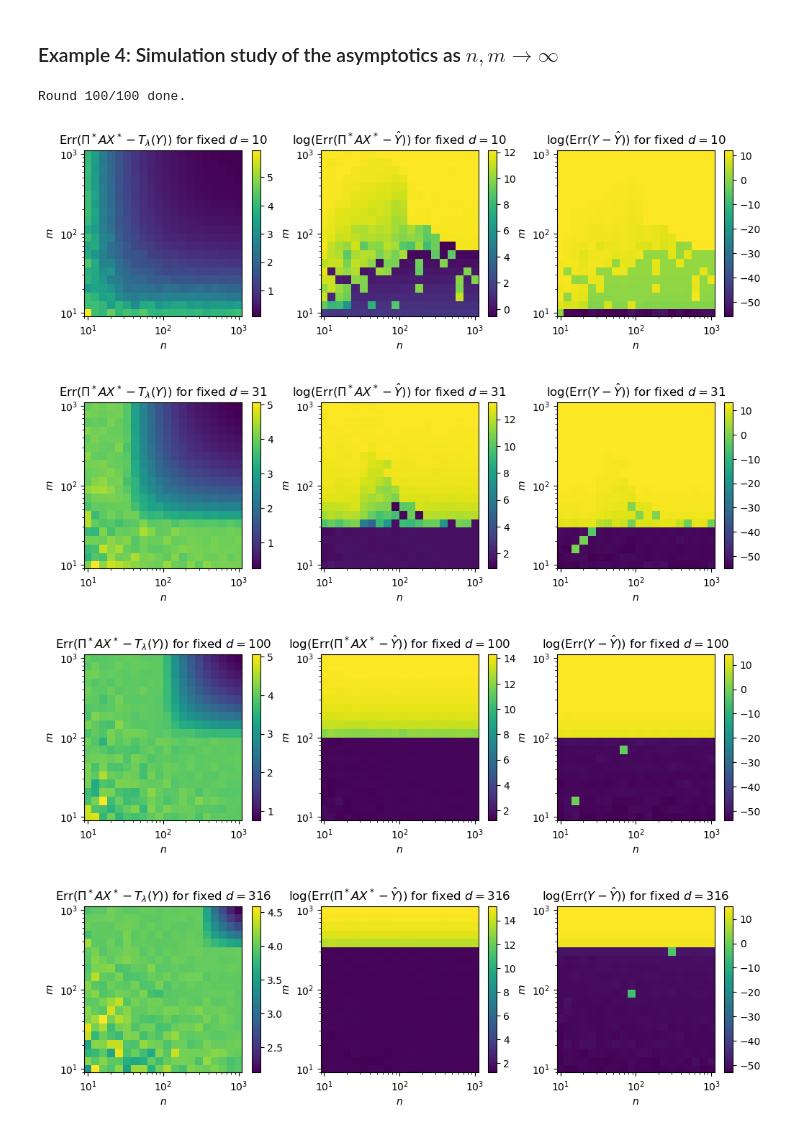
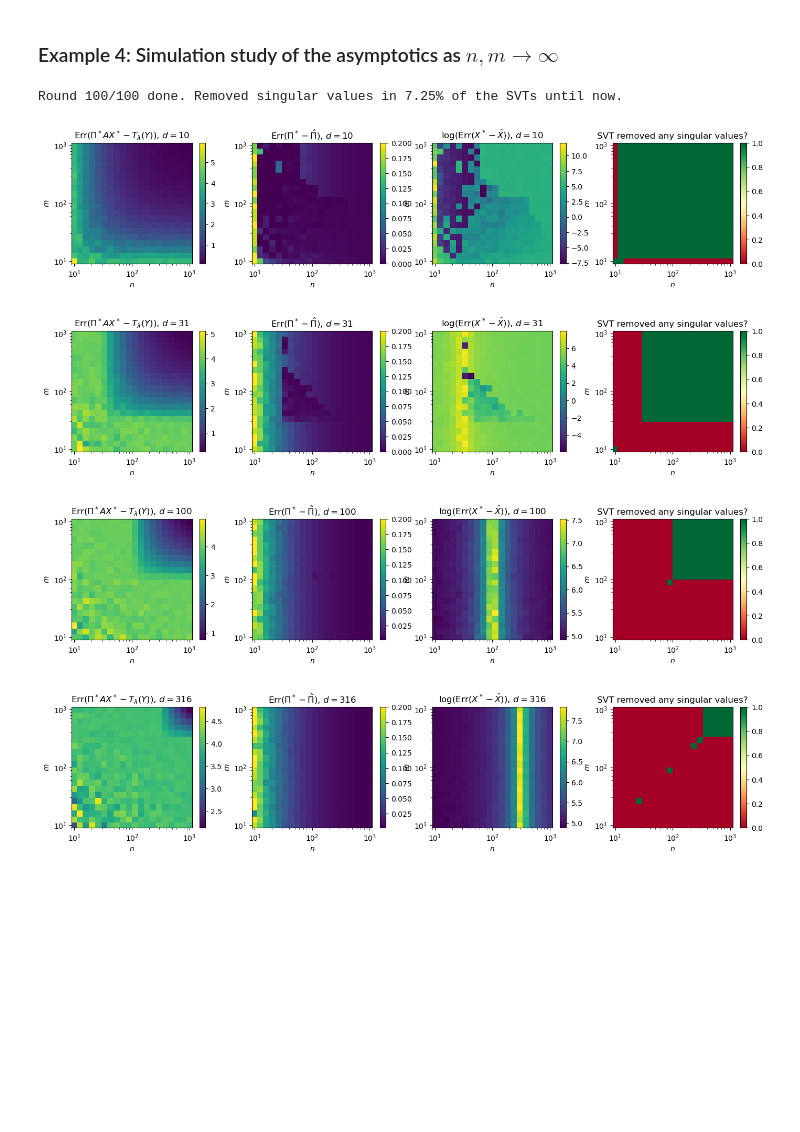
Before and after one commit to ju5chi/Denoising-Linear-Models-with-Permuted-Data, a Jupyter notebook: LevSort.ipynb, the cells around one changed output. Saved outputs shown, nothing was run; the diff lists cells and outputs as text; code cells hidden in the pictures; blank space fills up the shorter version.

```diff
--- a/LevSort.ipynb
+++ b/LevSort.ipynb
@@ -82,7 +82,7 @@ def LevSort(denoisedY, A, returnLevScores=False):
 
     return Pihat, Xhat
 # %%
-def singularValueThresholding(X, lamb):
+def singularValueThresholding(X, lamb, returnSigmasRemoved=False):
     U, sigmas, Vh = np.linalg.svd(X, full_matrices=False)
 
     sigmaIndices = sigmas >= lamb
@@ -90,6 +90,9 @@ def singularValueThresholding(X, lamb):
     U = U[:, sigmaIndices]
     Vh = Vh[sigmaIndices]
 
+    if returnSigmasRemoved:
+        return (U * sigmas) @ Vh, sum(sigmaIndices) < len(sigmaIndices)
+
     return (U * sigmas) @ Vh
 # %%
 def randomPermutation(rng, n, p=0.5):
@@ -185,7 +188,7 @@ n = len(A)
 PiStar = randomPermutation(rng, n, p=0.2)
 print(f'diag(PiStar) / n = {np.sum(np.diag(PiStar))/n :.02} approX.')
 
-error = np.zeros((len(shears), len(alphas)))
+error = np.zeros((len(alphas), len(shears)))
 
 for i, s in enumerate(shears):
     for j, alpha in enumerate(alphas):
@@ -208,7 +211,7 @@ for i, s in enumerate(shears):
 
         # compute the error with Err, which has been defined at the top
         # the data is devided by the length of the scaled bottom edge of the image
-        error[i, j] = Err((Yhat - Y_c)/lengthOfTransformedEdge)
+        error[j, i] = Err((Yhat - Y_c)/lengthOfTransformedEdge)
 
     print(f'Round {i+1}/{len(shears)} done.', end='\r')
 # %% [output]
@@ -218,7 +221,7 @@ Round 40/40 done.
 scalings = np.logspace(-2, 0, 40)
 alphas = np.linspace(-np.pi, np.pi, 40)
 
-error2 = np.zeros((len(scalings), len(alphas)))
+error2 = np.zeros((len(alphas), len(scalings)))
 
 for i, s in enumerate(scalings):
     for j, alpha in enumerate(alphas):
@@ -241,7 +244,7 @@ for i, s in enumerate(scalings):
 
         # compute the error with Err, which has been defined at the top
         # the data is devided by the length of the scaled bottom edge of the image
-        error2[i, j] = Err((Yhat - Y_c)/lengthOfTransformedEdge)
+        error2[j, i] = Err((Yhat - Y_c)/lengthOfTransformedEdge)
 
     print(f'Round {i+1}/{len(scalings)} done.', end='\r')
 # %% [output]
@@ -322,13 +325,16 @@ ms = np.logspace(1, 3, 20, dtype=int)
 
 sig = 2 # standard deviation of W_ij
 
-errorsAsymptotics = np.zeros((len(ds), len(ns), len(ms)))
+errorsAsymptotics = np.zeros((len(ds), len(ms), len(ns)))
 errorsAsymptoticsDenoised = errorsAsymptotics.copy()
 errorsAsymptoticsWithW = errorsAsymptotics.copy()
+removedSomeSigmas = errorsAsymptotics.copy()
+
+counter = 0
 
 for l, d in enumerate(ds):
-    for i, n in enumerate(ns):
-        for j, m in enumerate(ms):
+    for j, m in enumerate(ms):
+        for i, n in enumerate(ns):
 
             W = rng.normal(loc=0, scale=sig, size=(n, m))
             A = rng.uniform(low=-20, high=20, size=(n, d))
@@ -338,50 +344,67 @@ for l, d in enumerate(ds):
             Y = PiStar @ A @ XStar + W
 
             lamb = 1.1 * sig * (np.sqrt(n) + np.sqrt(m))
-            Ydenoised = singularValueThresholding(Y, lamb)
+            Ydenoised, sigmasRemoved = singularValueThresholding(Y, lamb, returnSigmasRemoved=True)
+            if sigmasRemoved:
+                counter += 1
             Pihat, Xhat = LevSort(Ydenoised, A)
 
-            Yhat = Pihat @ A @ Xhat
+            #Yhat = Pihat @ A @ Xhat
 
-            errorsAsymptotics[l, i, j] = Err(PiStar @ A @ XStar - Yhat)
-            errorsAsymptoticsDenoised[l, i, j] = Err(PiStar @ A @ XStar - Ydenoised)
-            errorsAsymptoticsWithW[l, i, j] = Err(Y - Yhat)
+            #errorsAsymptotics[l, j, i] = Err(PiStar @ A @ XStar - Yhat)
+            errorsAsymptotics[l, j, i] = Err(PiStar - Pihat)
 
-        print(f'Round {l*len(ns)+i+1}/{len(ds)*len(ns)} done.', end='\r')
+            #errorsAsymptoticsWithW[l, j, i] = Err(Y - Yhat)
+            errorsAsymptoticsWithW[l, j, i] = Err(XStar - Xhat)
+
+            errorsAsymptoticsDenoised[l, j, i] = Err(PiStar @ A @ XStar - Ydenoised)
+
+            removedSomeSigmas[l, j, i] = sigmasRemoved
+
+        print(f'Round {l*len(ms)+j+1}/{len(ds)*len(ms)} done. Removed singular values in {counter/(l*len(ms)+j+1):.2f}% of the SVTs until now.   ', end='\r')
 # %% [output]
-Round 100/100 done.
+Round 100/100 done. Removed singular values in 7.25% of the SVTs until now.
 # %%
 N, M = np.meshgrid(ns, ms)
 
 for i, d in enumerate(ds):
-    fig, ax = plt.subplots(1, 3, figsize=(12, 3))
+    fig, ax = plt.subplots(1, 4, figsize=(17, 3))
 
-    ax[0].set_title(r'Err($\Pi^* A X^* - T_\lambda(Y)$) for fixed $d = $' + f'{ds[i]}')
+    ax[0].set_title(r'Err($\Pi^* A X^* - T_\lambda(Y)$), $d = $' + f'{ds[i]}')
     plot0 = ax[0].pcolormesh(N, M, errorsAsymptoticsDenoised[i])
     ax[0].set_xlabel(r'$n$')
     ax[0].set_ylabel(r'$m$')
     ax[0].set_xscale('log')
     ax[0].set_yscale('log')
     plt.colorbar(plot0)
 
-    ax[1].set_title(r'log(Err($\Pi^* A X^* - \hat{Y}$)) for fixed $d = $' + f'{ds[i]}')
-    plot1 = ax[1].pcolormesh(N, M, np.log(errorsAsymptotics[i]))
+    ax[1].set_title(r'Err($\Pi^*- \hat{\Pi}$), $d = $' + f'{ds[i]}')
+    plot1 = ax[1].pcolormesh(N, M, errorsAsymptotics[i])
     ax[1].set_xlabel(r'$n$')
     ax[1].set_ylabel(r'$m$')
     ax[1].set_xscale('log')
     ax[1].set_yscale('log')
     plt.colorbar(plot1)
 
 
-    ax[2].set_title(r'log(Err($Y - \hat{Y}$)) for fixed $d = $' + f'{ds[i]}')
+    ax[2].set_title(r'log(Err($X^* - \hat{X}$)), $d = $' + f'{ds[i]}')
     plot2 = ax[2].pcolormesh(N, M, np.log(errorsAsymptoticsWithW[i]))
     ax[2].set_xlabel(r'$n$')
     ax[2].set_ylabel(r'$m$')
     ax[2].set_xscale('log')
     ax[2].set_yscale('log')
     plt.colorbar(plot2)
+
+
+    ax[3].set_title('SVT removed any singular values?')
+    plot3 = ax[3].pcolormesh(N, M, removedSomeSigmas[i], cmap='RdYlGn')
+    ax[3].set_xlabel(r'$n$')
+    ax[3].set_ylabel(r'$m$')
+    ax[3].set_xscale('log')
+    ax[3].set_yscale('log')
+    plt.colorbar(plot3)
 # %% [output]
-[figure, old version]
+[figure, new version]
-[figure, old version]
+[figure, new version]
-[figure, old version]
+[figure, new version]
-[figure, old version]
+[figure, new version]
```
Also changed, not shown: parts of 3 cells of this notebook.
